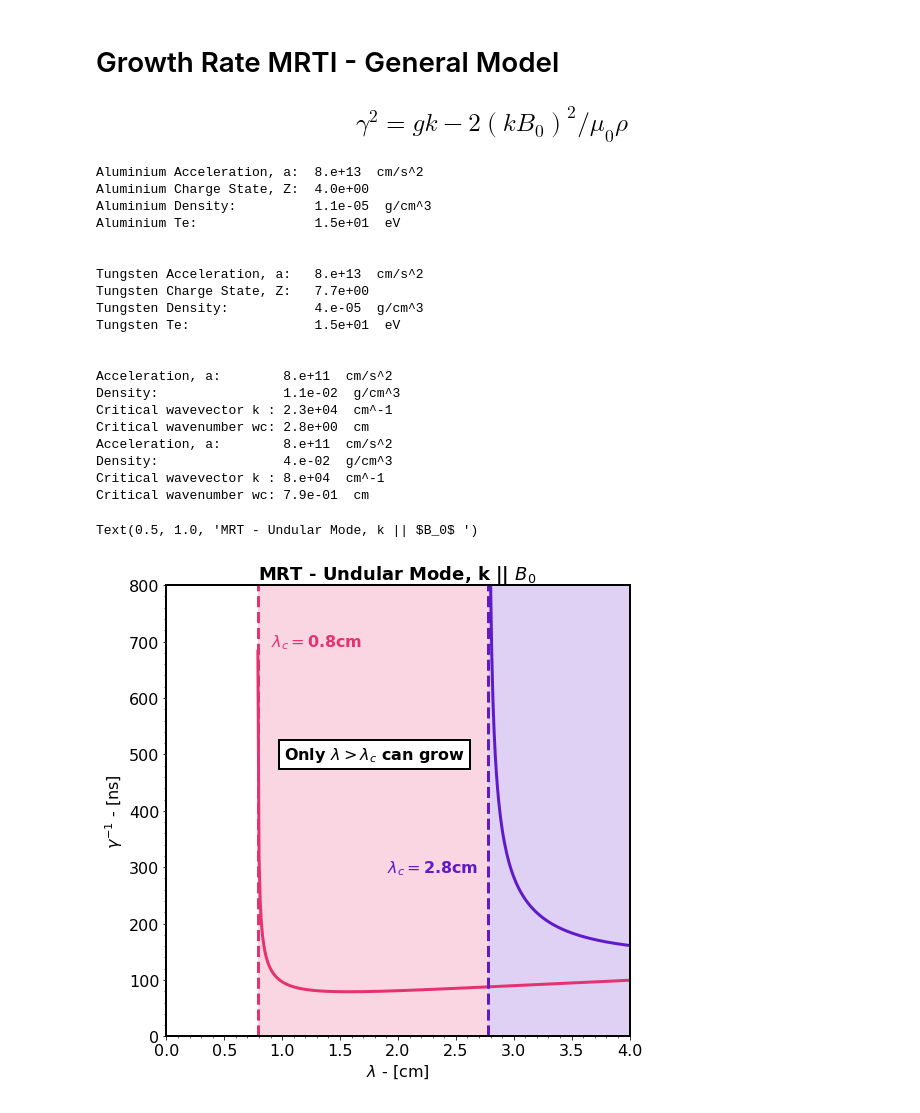
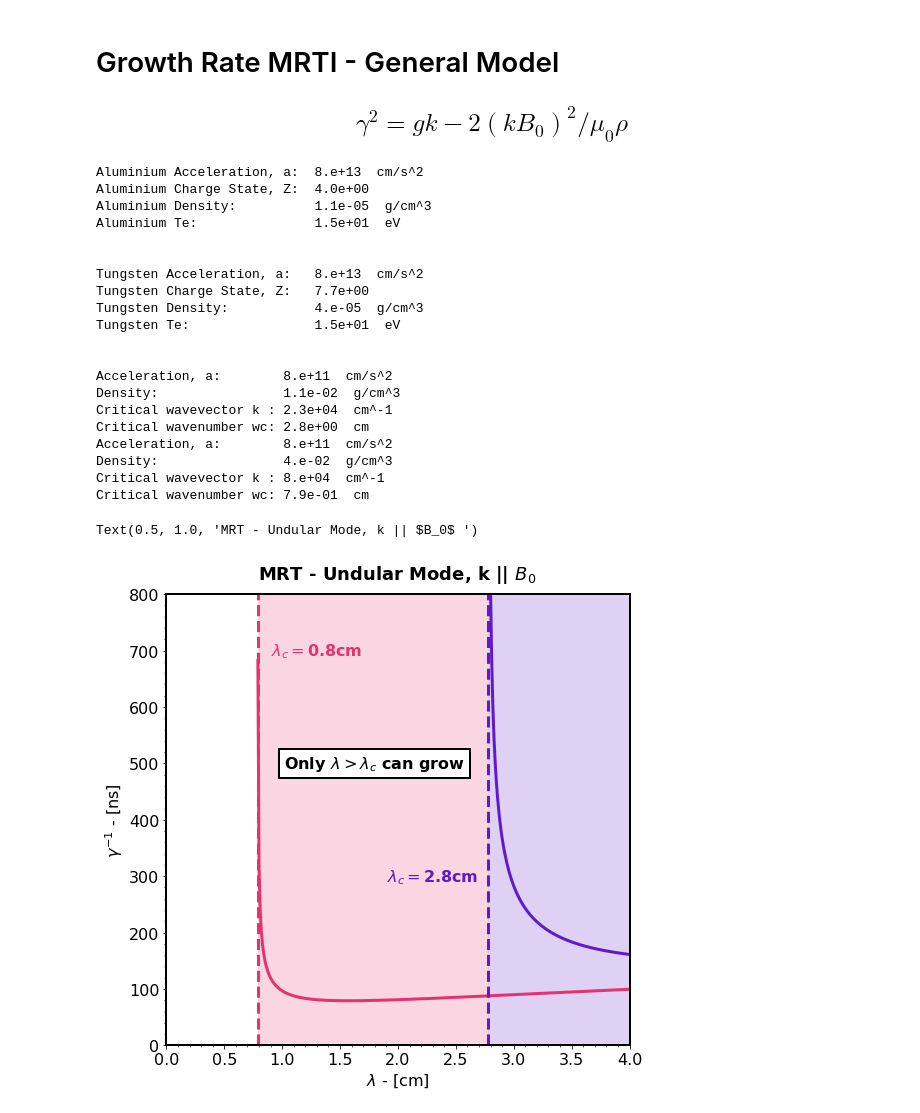
Before and after one commit to stemerlini/MagnetoRT, a Jupyter notebook: MagnetoRT.ipynb, the cells around one changed output. Drawn from its saved outputs; the diff is of its cells as text; code cells hidden in the pictures.

Commit message:
added some plot formatting

```diff
--- a/MagnetoRT.ipynb
+++ b/MagnetoRT.ipynb
@@ -587,32 +587,32 @@ t = ax0.text(
 
 t = ax0.text(
     2.3, 300, "$\lambda_c = $"+str(2.8)+'cm', color = "#611ACA", weight="bold", ha="center", va="center", size=16)
 
 t = ax0.text(
     1.8, 500, "Only $\lambda > \lambda_c$ can grow", color = "black", weight="bold", ha="center", va="center", size=16,
     bbox=dict(boxstyle="Square,pad=0.3", fc="white", ec="black", lw=2))
 
-ax0.set_title('MRT - Undular Mode, k || $B_0$ ', fontsize = 18,  weight = 'bold')
+ax0.set_title('MRT - Undular Mode, k || $B_0$ ', fontsize = 18,  weight = 'bold', pad = "15")
 # %% [output]
 Aluminium Acceleration, a:  8.e+13  cm/s^2
 Aluminium Charge State, Z:  4.0e+00
 Aluminium Density:          1.1e-05  g/cm^3
 Aluminium Te:               1.5e+01  eV
 
 
 Tungsten Acceleration, a:   8.e+13  cm/s^2
 Tungsten Charge State, Z:   7.7e+00
 Tungsten Density:           4.e-05  g/cm^3
 Tungsten Te:                1.5e+01  eV
 
 
 Acceleration, a:        8.e+11  cm/s^2
 Density:                1.1e-02  g/cm^3
 Critical wavevector k : 2.3e+04  cm^-1
 Critical wavenumber wc: 2.8e+00  cm
 Acceleration, a:        8.e+11  cm/s^2
 Density:                4.e-02  g/cm^3
 Critical wavevector k : 8.e+04  cm^-1
 Critical wavenumber wc: 7.9e-01  cm
 Text(0.5, 1.0, 'MRT - Undular Mode, k || $B_0$ ')
-[figure, old version]
+[figure, new version]
```
